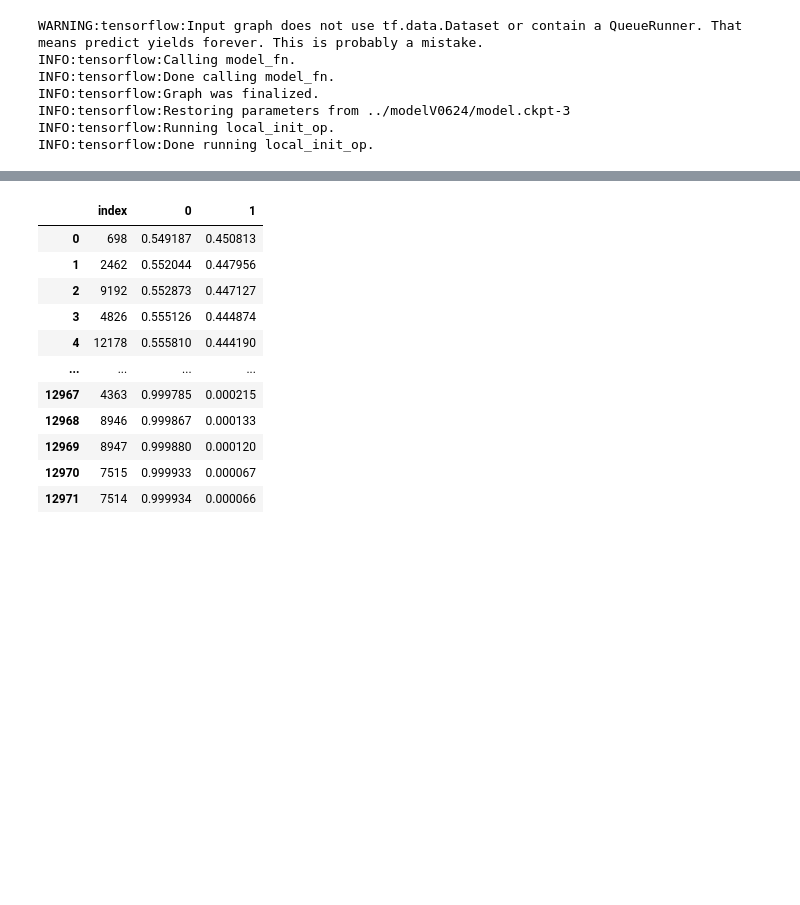
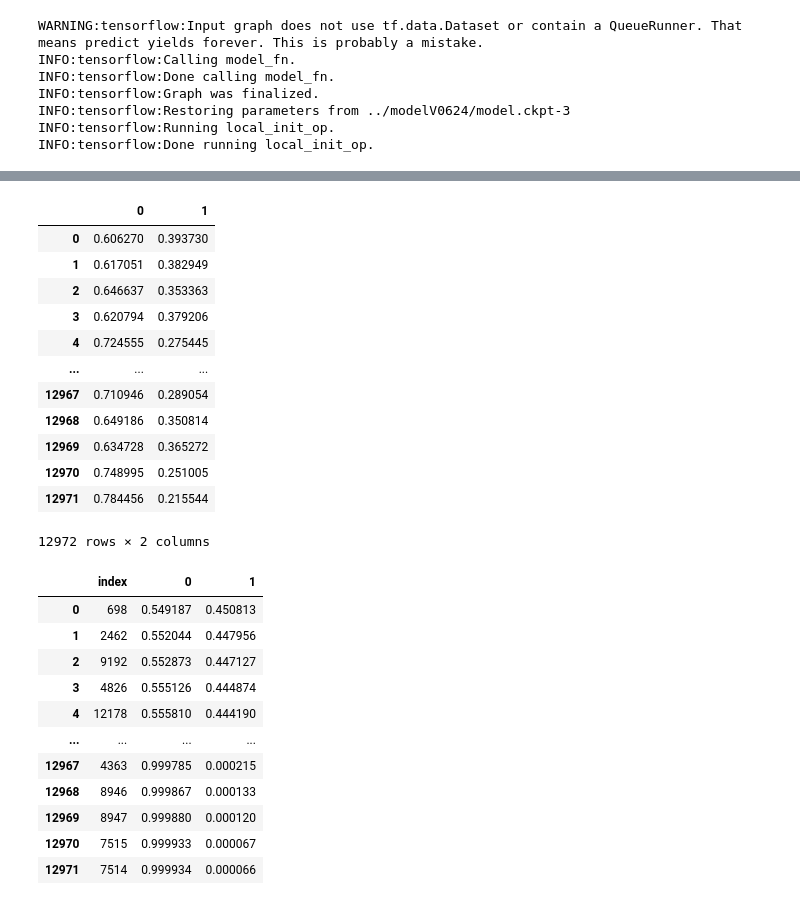
Before and after one commit to slowisfast2030/Tsinghua_model_recur, a Jupyter notebook: modelV0623.ipynb, the cells around one changed output, grey strips where cells are left out. Drawn from its saved outputs; the diff is of its cells as text; code cells hidden in the pictures; blank space fills up the shorter version.

```diff
--- a/modelV0623.ipynb
+++ b/modelV0623.ipynb
@@ -633,3 +673,19 @@ INFO:tensorflow:Done running local_init_op.
+# %%
+pd.DataFrame(pred)
+# %% [output]
+|  | 0 | 1 |
+| 0 | 0.606270 | 0.393730 |
+| 1 | 0.617051 | 0.382949 |
+| 2 | 0.646637 | 0.353363 |
+| 3 | 0.620794 | 0.379206 |
+| 4 | 0.724555 | 0.275445 |
+| ... | ... | ... |
+| 12967 | 0.710946 | 0.289054 |
+| 12968 | 0.649186 | 0.350814 |
+| 12969 | 0.634728 | 0.365272 |
+| 12970 | 0.748995 | 0.251005 |
+| 12971 | 0.784456 | 0.215544 |
+12972 rows × 2 columns
 # %%
 pd.DataFrame(pred).sort_values(by = 0, ascending = True).reset_index()
 # %% [output]
```
Also changed, not shown: parts of 5 cells of this notebook.
